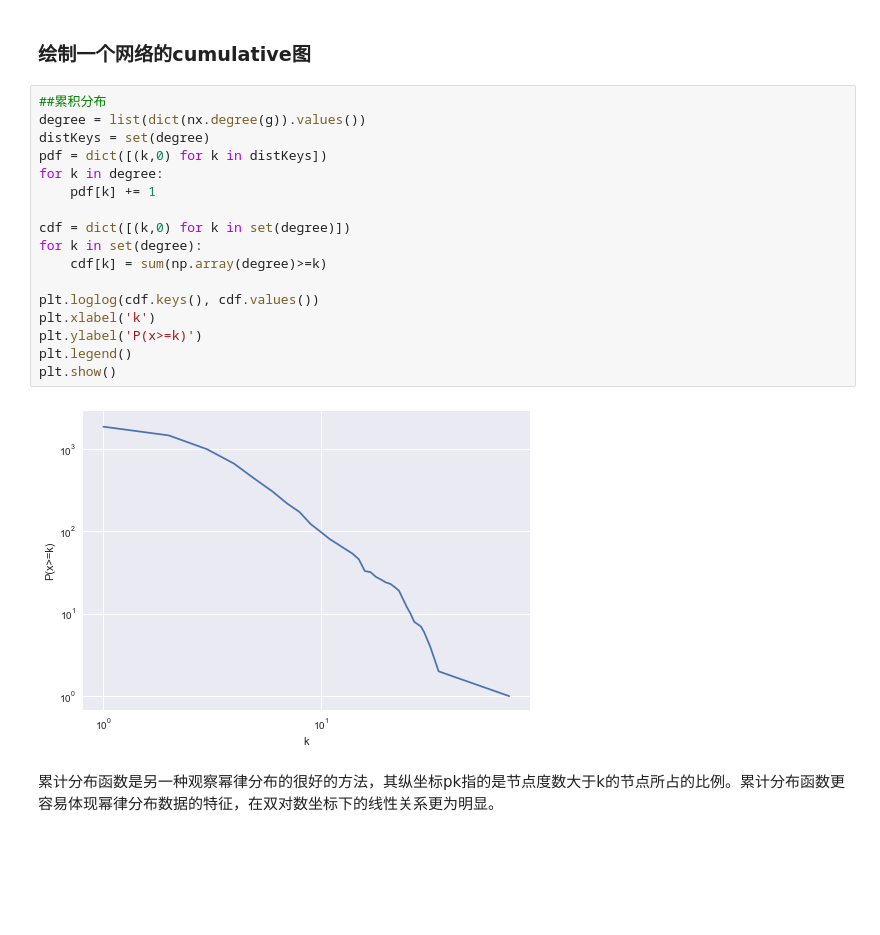
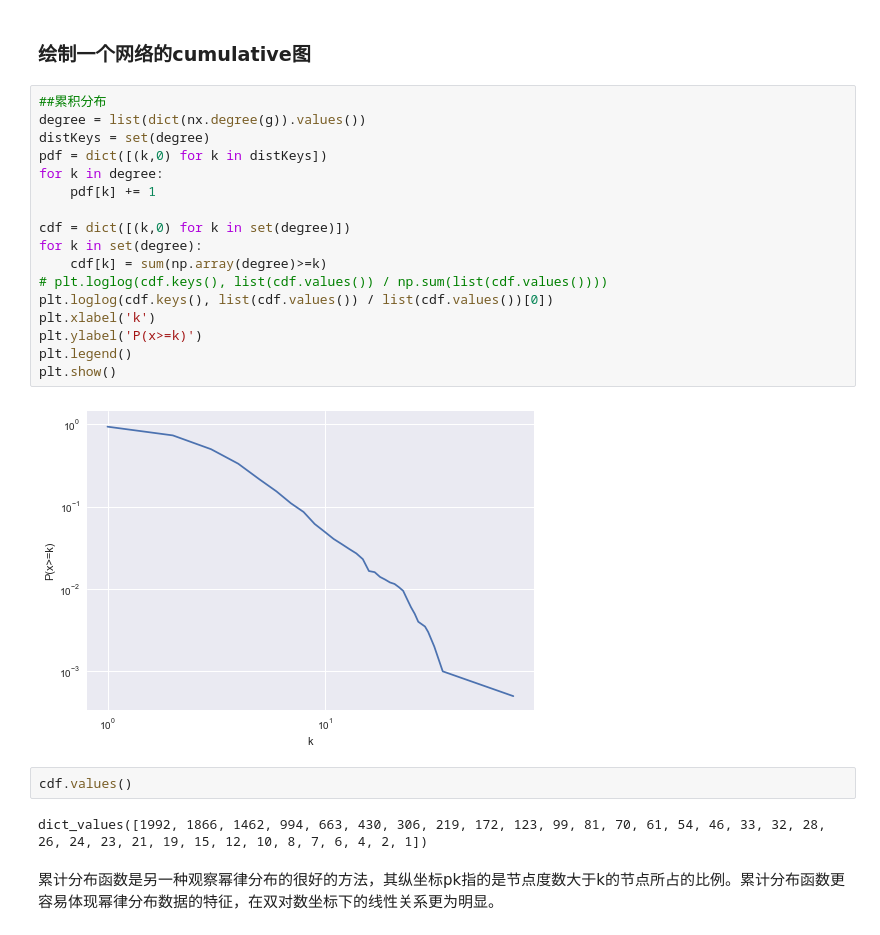
Before and after one commit to 3riccc/fzwl_hw, a Jupyter notebook: homework4.ipynb, the cells around one changed output. Saved outputs shown, nothing was run; the diff lists cells and outputs as text; blank space fills up the shorter version.

```diff
--- a/homework4.ipynb
+++ b/homework4.ipynb
@@ -114,22 +116,26 @@ plt.show()
 # %%
 ##累积分布
 degree = list(dict(nx.degree(g)).values())
 distKeys = set(degree)
 pdf = dict([(k,0) for k in distKeys])
 for k in degree:
     pdf[k] += 1
 
 cdf = dict([(k,0) for k in set(degree)])
 for k in set(degree):
     cdf[k] = sum(np.array(degree)>=k)
-
-plt.loglog(cdf.keys(), cdf.values())
+# plt.loglog(cdf.keys(), list(cdf.values()) / np.sum(list(cdf.values())))
+plt.loglog(cdf.keys(), list(cdf.values()) / list(cdf.values())[0])
 plt.xlabel('k')
 plt.ylabel('P(x>=k)')
 plt.legend()
 plt.show()
 # %% [output]
-[figure, old version]
+[figure, new version]
+# %%
+cdf.values()
+# %% [output]
+dict_values([1992, 1866, 1462, 994, 663, 430, 306, 219, 172, 123, 99, 81, 70, 61, 54, 46, 33, 32, 28, 26, 24, 23, 21, 19, 15, 12, 10, 8, 7, 6, 4, 2, 1])
 # %% [markdown]
 累计分布函数是另一种观察幂律分布的很好的方法，其纵坐标pk指的是节点度数大于k的节点所占的比例。累计分布函数更容易体现幂律分布数据的特征，在双对数坐标下的线性关系更为明显。
 # %% [markdown]
```
Also changed, not shown: parts of 3 cells of this notebook.
